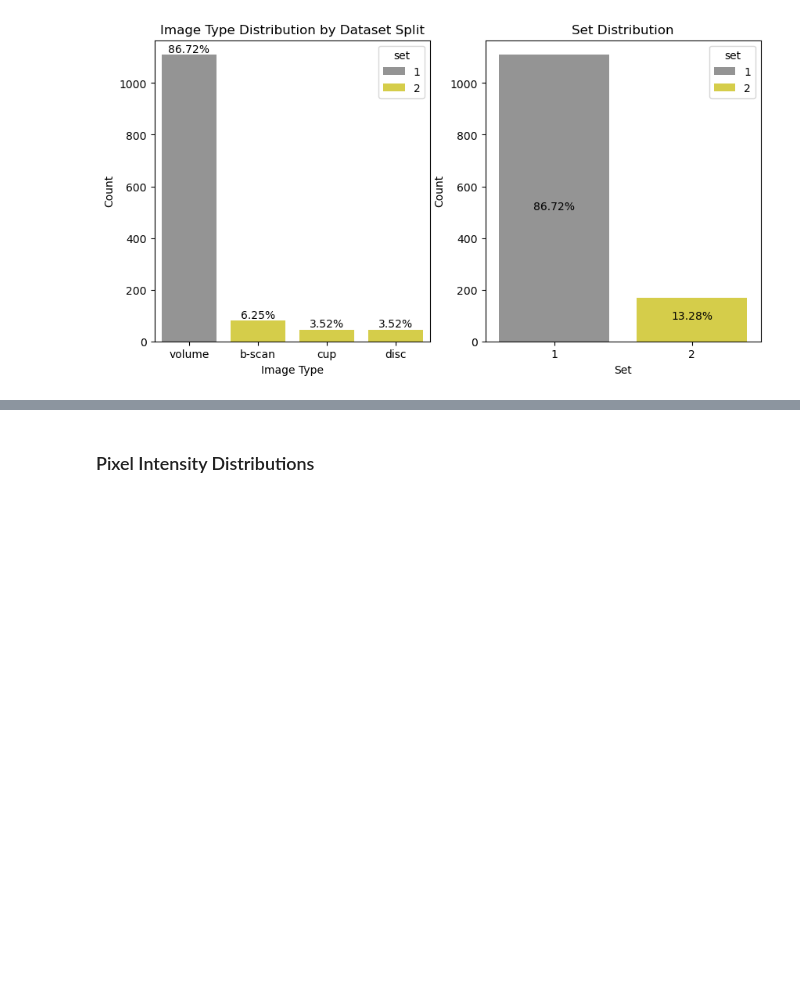
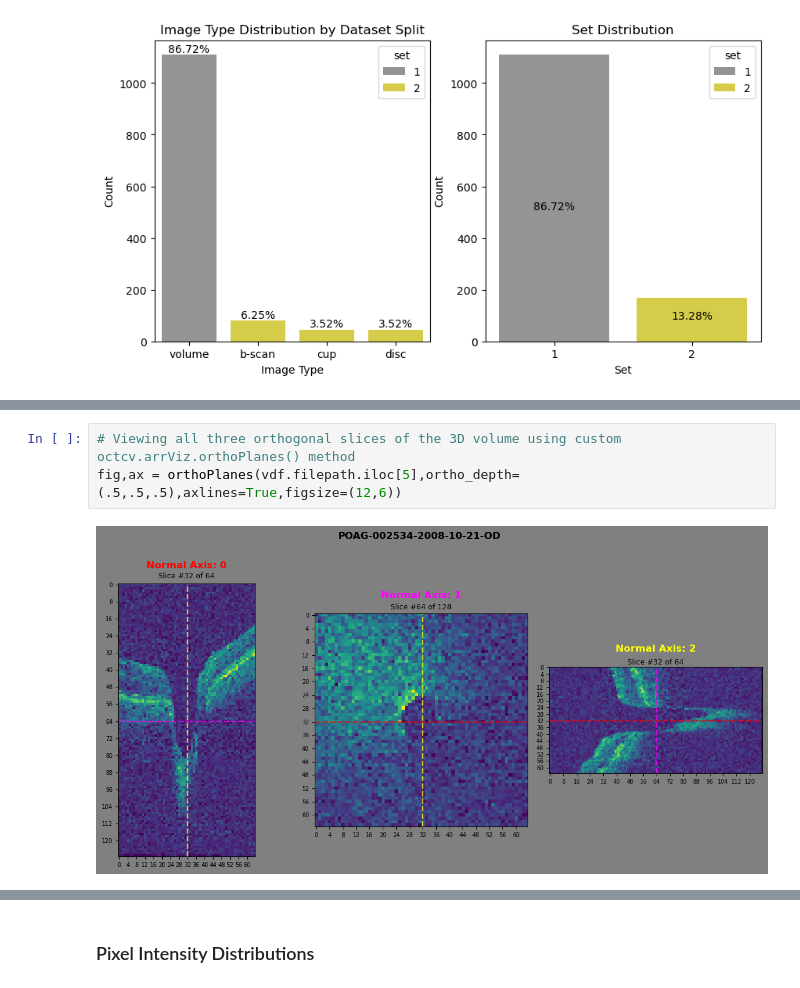
Before and after one commit to tbchuotmd/OCTCV, a Jupyter notebook: p3_EDA/exploratoryDataAnalysis.ipynb, the cells around one changed output, grey strips where cells are left out. Saved outputs shown, nothing was run; the diff lists cells and outputs as text; blank space fills up the shorter version.

Commit message:
eda notebook and accompanying custom module in

```diff
--- a/p3_EDA/exploratoryDataAnalysis.ipynb
+++ b/p3_EDA/exploratoryDataAnalysis.ipynb
@@ -134,0 +143,5 @@ See the caveats in the documentation: https://pandas.pydata.org/pandas-docs/stab
+# %%
+# Viewing all three orthogonal slices of the 3D volume using custom octcv.arrViz.orthoPlanes() method
+fig,ax = orthoPlanes(vdf.filepath.iloc[5],ortho_depth=(.5,.5,.5),axlines=True,figsize=(12,6))
+# %% [output]
+[figure, added]
```
Also changed, not shown: parts of 72 cells of this notebook, 2 other files.
